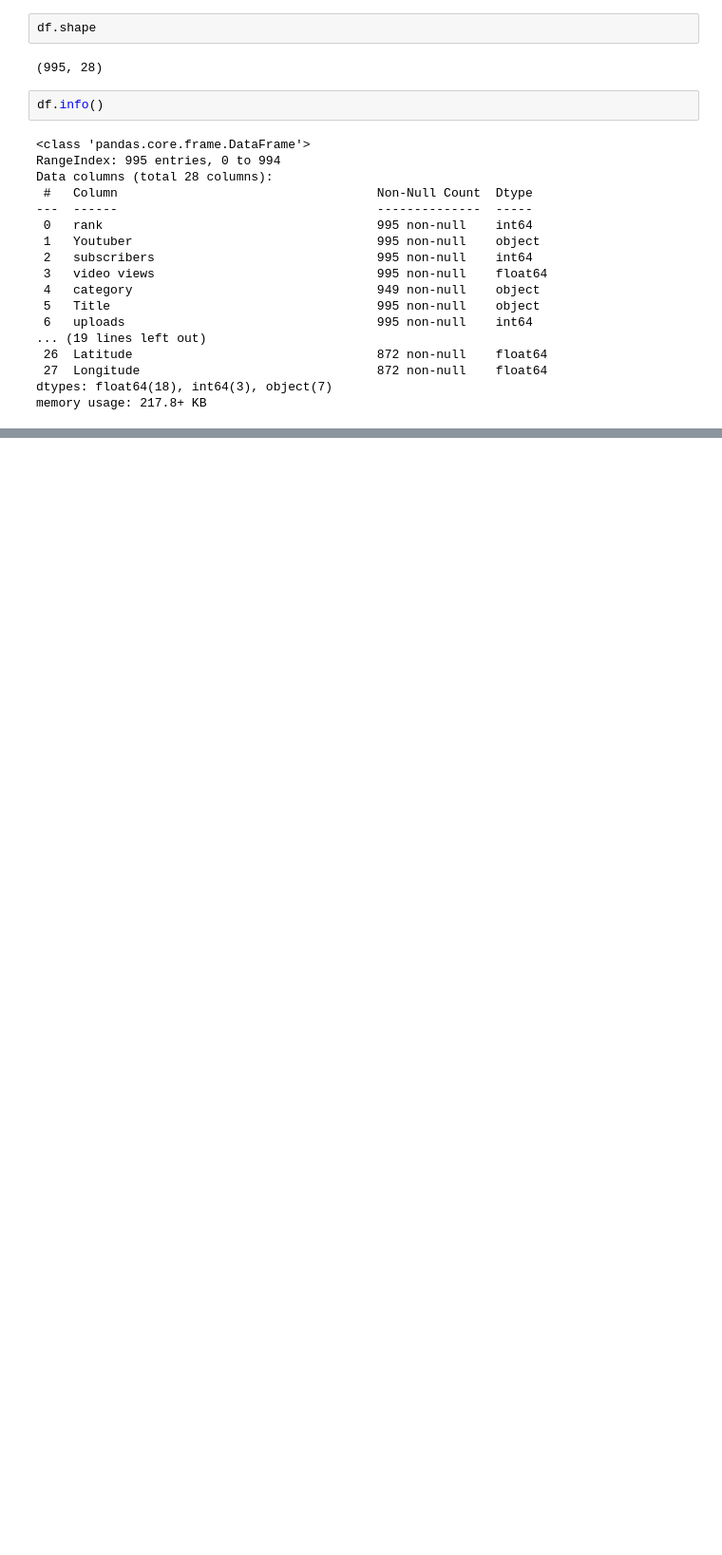
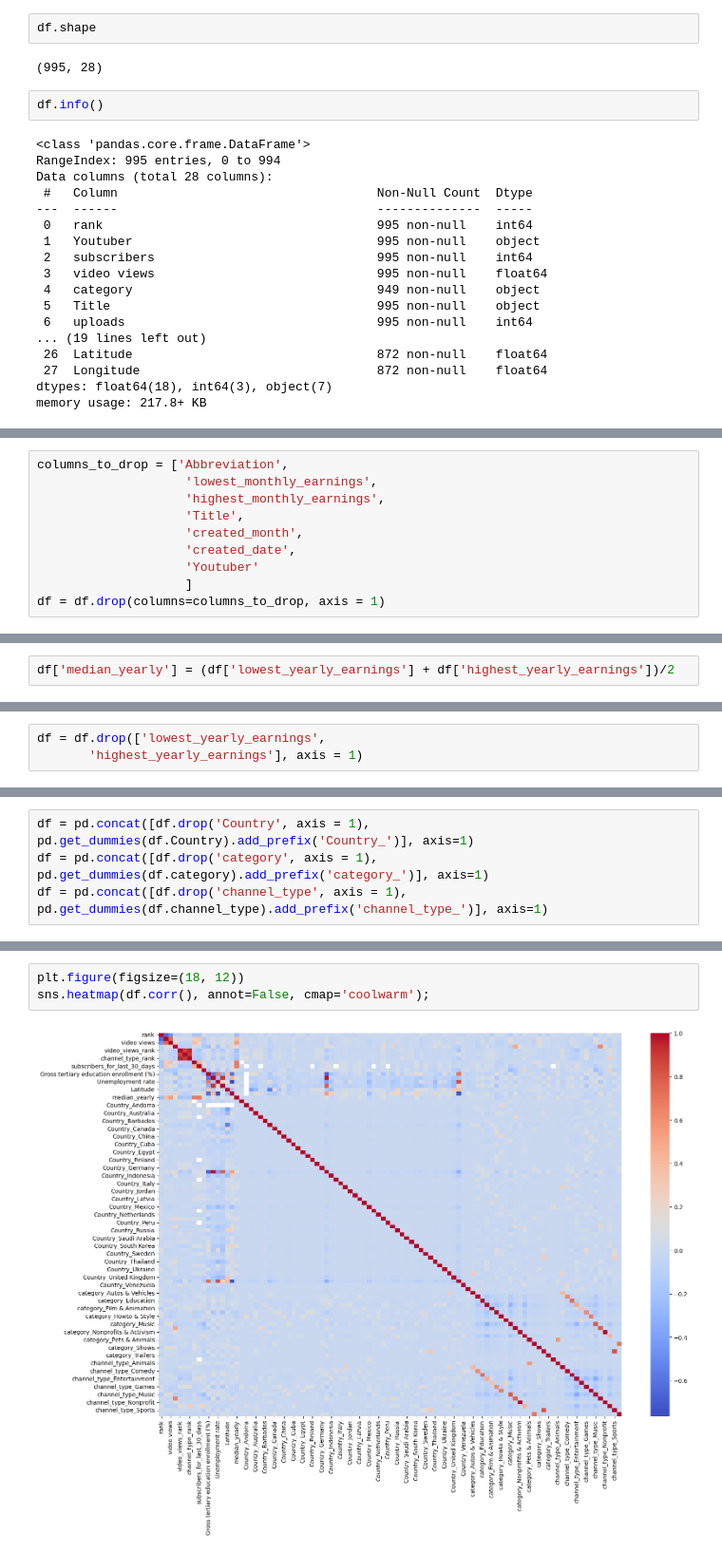
Before and after one commit to King-georges/You-Tube-Stats-Analysis, a Jupyter notebook: Project_notebook.ipynb, the cells around one changed output, grey strips where cells are left out. Shown at 95% size. Cells and saved outputs as stored; diff of their text form; blank space fills up the shorter version.

```diff
--- a/Project_notebook.ipynb
+++ b/Project_notebook.ipynb
@@ -71,0 +238,10 @@ memory usage: 217.8+ KB
+# %%
+columns_to_drop = ['Abbreviation',
+                    'lowest_monthly_earnings',
+                    'highest_monthly_earnings',
+                    'Title',
+                    'created_month',
+                    'created_date',
+                    'Youtuber'
+                    ]
+df = df.drop(columns=columns_to_drop, axis = 1)
@@ -71,0 +278,2 @@ memory usage: 217.8+ KB
+# %%
+df['median_yearly'] = (df['lowest_yearly_earnings'] + df['highest_yearly_earnings'])/2
@@ -71,0 +295,3 @@ memory usage: 217.8+ KB
+# %%
+df = df.drop(['lowest_yearly_earnings',
+       'highest_yearly_earnings'], axis = 1)
@@ -71,0 +318,4 @@ memory usage: 217.8+ KB
+# %%
+df = pd.concat([df.drop('Country', axis = 1), pd.get_dummies(df.Country).add_prefix('Country_')], axis=1)
+df = pd.concat([df.drop('category', axis = 1), pd.get_dummies(df.category).add_prefix('category_')], axis=1)
+df = pd.concat([df.drop('channel_type', axis = 1), pd.get_dummies(df.channel_type).add_prefix('channel_type_')], axis=1)
@@ -71,0 +352,5 @@ memory usage: 217.8+ KB
+# %%
+plt.figure(figsize=(18, 12))
+sns.heatmap(df.corr(), annot=False, cmap='coolwarm');
+# %% [output]
+[figure, added]
```
Also changed, not shown: parts of 21 cells of this notebook.
